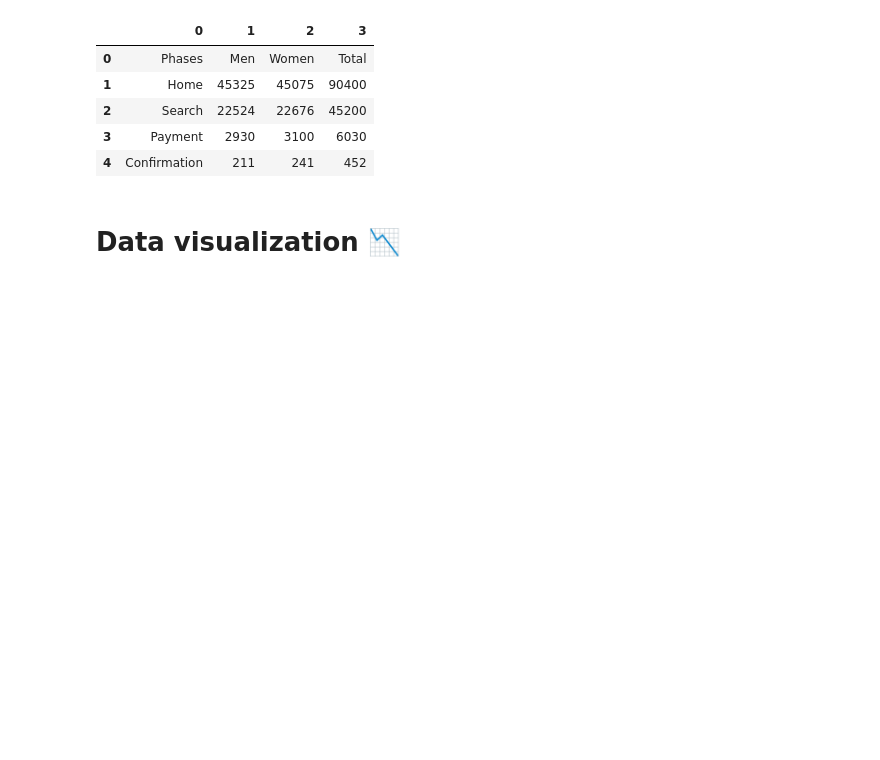
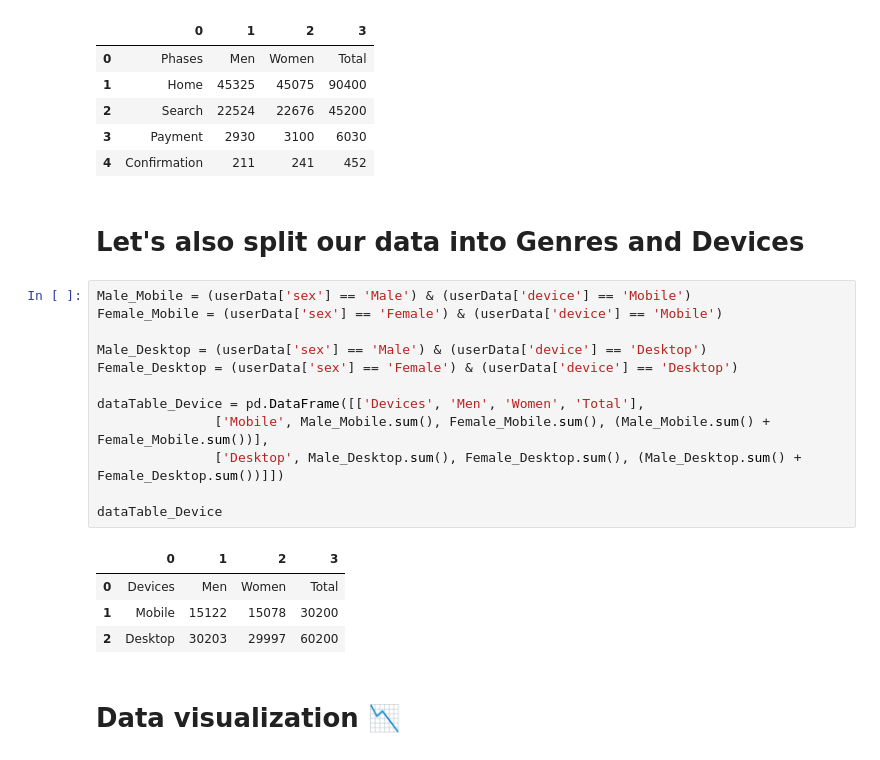
Before and after one commit to Whis99/UserFunnelAnalysis, a Jupyter notebook: UserFunnelAnalysis.ipynb, the cells around one changed output. Saved outputs shown, nothing was run; the diff lists cells and outputs as text; blank space fills up the shorter version.

```diff
--- a/UserFunnelAnalysis.ipynb
+++ b/UserFunnelAnalysis.ipynb
@@ -169,6 +171,25 @@ dtype: object
 | 2 | Search | 22524 | 22676 | 45200 |
 | 3 | Payment | 2930 | 3100 | 6030 |
 | 4 | Confirmation | 211 | 241 | 452 |
+# %% [markdown]
+# Let's also split our data into Genres and Devices
+# %%
+Male_Mobile = (userData['sex'] == 'Male') & (userData['device'] == 'Mobile')
+Female_Mobile = (userData['sex'] == 'Female') & (userData['device'] == 'Mobile')
+
+Male_Desktop = (userData['sex'] == 'Male') & (userData['device'] == 'Desktop')
+Female_Desktop = (userData['sex'] == 'Female') & (userData['device'] == 'Desktop')
+
+dataTable_Device = pd.DataFrame([['Devices', 'Men', 'Women', 'Total'],
+               ['Mobile', Male_Mobile.sum(), Female_Mobile.sum(), (Male_Mobile.sum() + Female_Mobile.sum())],
+               ['Desktop', Male_Desktop.sum(), Female_Desktop.sum(), (Male_Desktop.sum() + Female_Desktop.sum())]])
+
+dataTable_Device
+# %% [output]
+|  | 0 | 1 | 2 | 3 |
+| 0 | Devices | Men | Women | Total |
+| 1 | Mobile | 15122 | 15078 | 30200 |
+| 2 | Desktop | 30203 | 29997 | 60200 |
 # %% [markdown]
 # Data visualization 📉
 # %%
```
Also changed, not shown: parts of 8 cells of this notebook.
